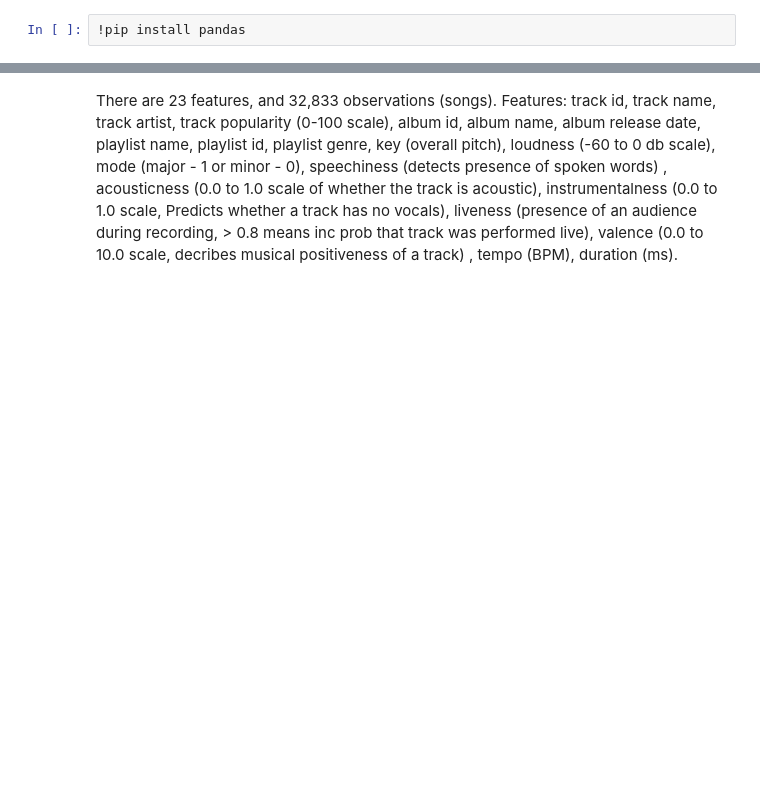
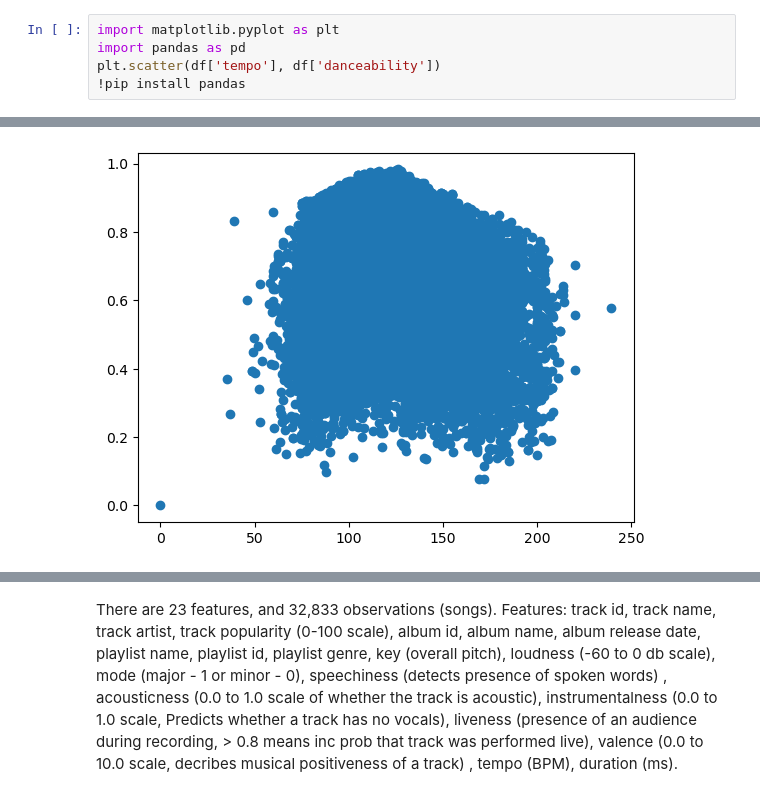
Before and after one commit to caitlinbui/Spotify-DataAnalysisProject, a Jupyter notebook: SpotifyProject.ipynb, the cells around one changed output, grey strips where cells are left out. Drawn from its saved outputs; the diff is of its cells as text; blank space fills up the shorter version.

Commit message:
Tried scatterplots

```diff
--- a/SpotifyProject.ipynb
+++ b/SpotifyProject.ipynb
@@ -1,3 +1,6 @@
 # %%
+import matplotlib.pyplot as plt
+import pandas as pd
+plt.scatter(df['tempo'], df['danceability'])
 !pip install pandas
 # %% [output]
@@ -22,3 +13,4 @@ WARNING: Retrying (Retry(total=4, connect=None, read=None, redirect=None, status
+[figure, added]
 # %%
 import pandas as pd
 og = pd.read_csv('spotify_songs.csv')
```
Also changed, not shown: parts of 3 cells of this notebook.
